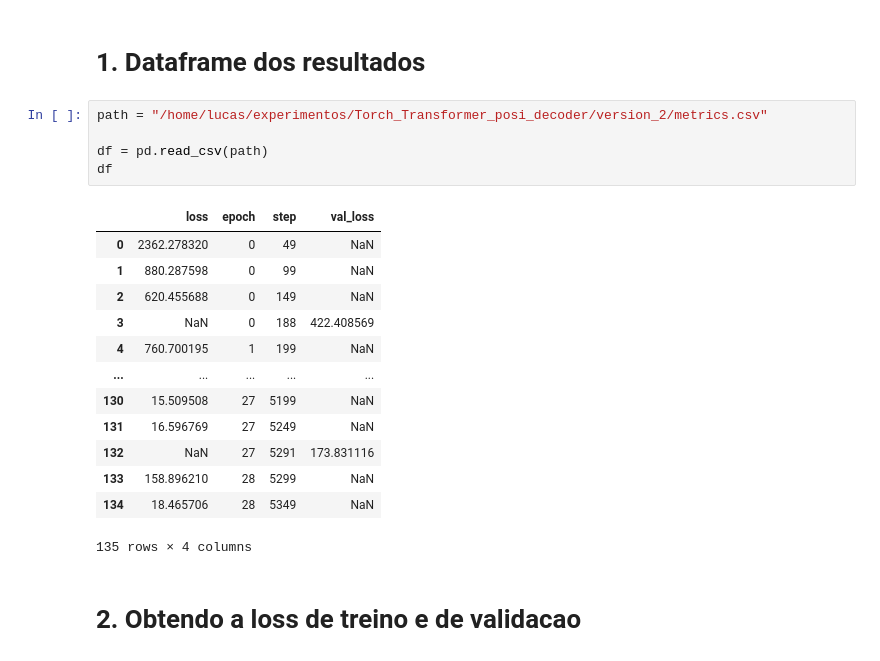
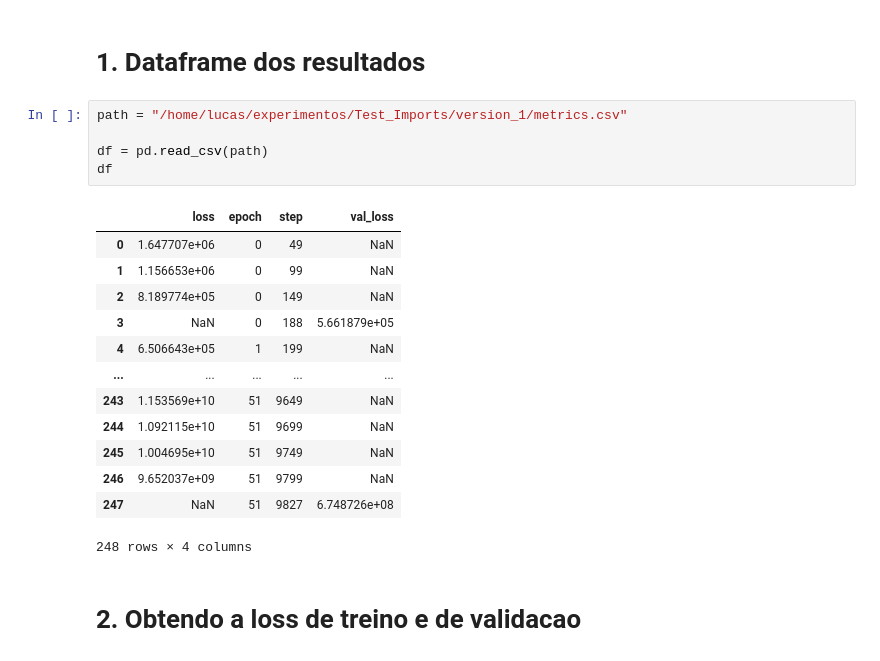
Before and after one commit to Migliorin/Image-Denoising, a Jupyter notebook: notebooks/ExperimentsAnalysis/PlotGraph.ipynb, the cells around one changed output. Drawn from its saved outputs; the diff is of its cells as text.

```diff
--- a/notebooks/ExperimentsAnalysis/PlotGraph.ipynb
+++ b/notebooks/ExperimentsAnalysis/PlotGraph.ipynb
@@ -9,24 +9,24 @@ import seaborn as sns
 # %% [markdown]
 # 1. Dataframe dos resultados
 # %%
-path = "/home/lucas/experimentos/Torch_Transformer_posi_decoder/version_2/metrics.csv"
+path = "/home/lucas/experimentos/Test_Imports/version_1/metrics.csv"
 
 df = pd.read_csv(path)
 df
 # %% [output]
 |  | loss | epoch | step | val_loss |
-| 0 | 2362.278320 | 0 | 49 | NaN |
-| 1 | 880.287598 | 0 | 99 | NaN |
-| 2 | 620.455688 | 0 | 149 | NaN |
-| 3 | NaN | 0 | 188 | 422.408569 |
-| 4 | 760.700195 | 1 | 199 | NaN |
+| 0 | 1.647707e+06 | 0 | 49 | NaN |
+| 1 | 1.156653e+06 | 0 | 99 | NaN |
+| 2 | 8.189774e+05 | 0 | 149 | NaN |
+| 3 | NaN | 0 | 188 | 5.661879e+05 |
+| 4 | 6.506643e+05 | 1 | 199 | NaN |
 | ... | ... | ... | ... | ... |
-| 130 | 15.509508 | 27 | 5199 | NaN |
-| 131 | 16.596769 | 27 | 5249 | NaN |
-| 132 | NaN | 27 | 5291 | 173.831116 |
-| 133 | 158.896210 | 28 | 5299 | NaN |
-| 134 | 18.465706 | 28 | 5349 | NaN |
+| 243 | 1.153569e+10 | 51 | 9649 | NaN |
+| 244 | 1.092115e+10 | 51 | 9699 | NaN |
+| 245 | 1.004695e+10 | 51 | 9749 | NaN |
+| 246 | 9.652037e+09 | 51 | 9799 | NaN |
+| 247 | NaN | 51 | 9827 | 6.748726e+08 |
-135 rows × 4 columns
+248 rows × 4 columns
 # %% [markdown]
 # 2. Obtendo a loss de treino e de validacao
 # %% [markdown]
```
Also changed, not shown: parts of 14 cells of this notebook.
